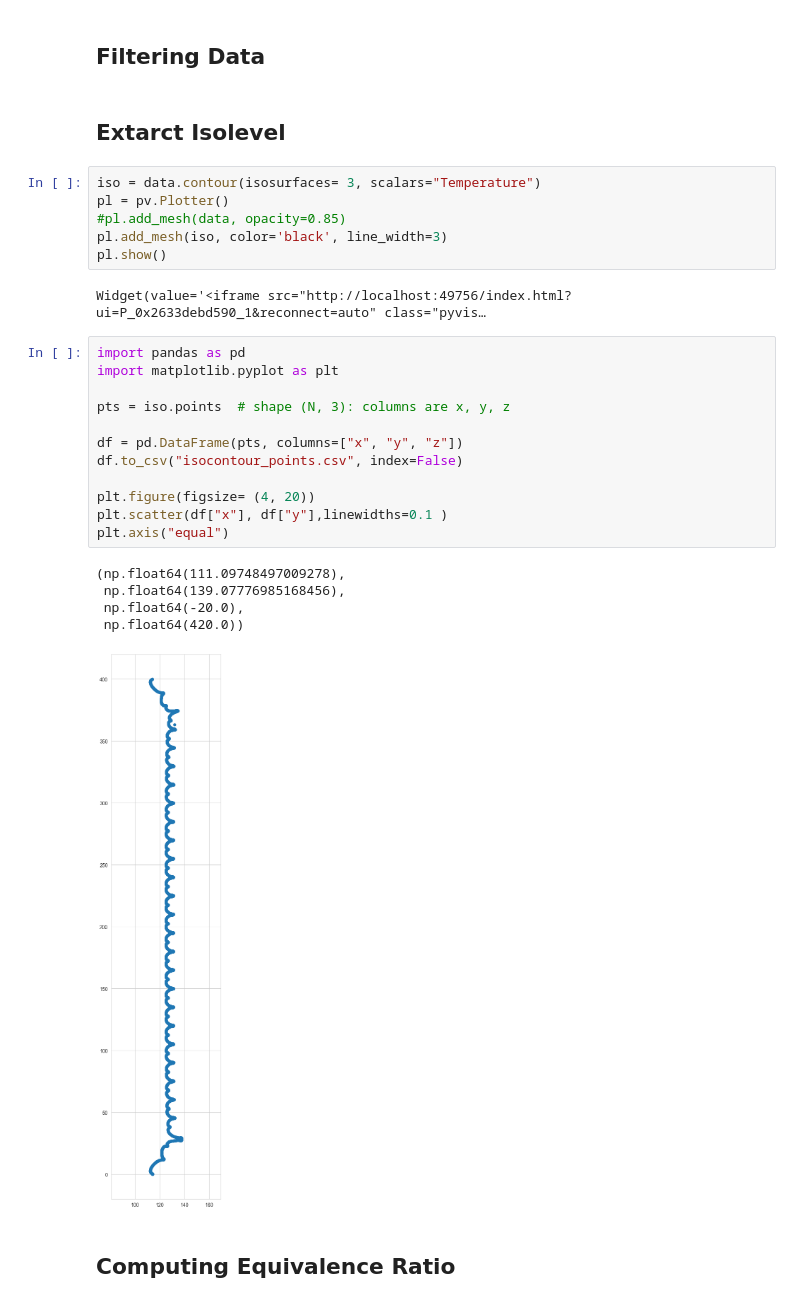
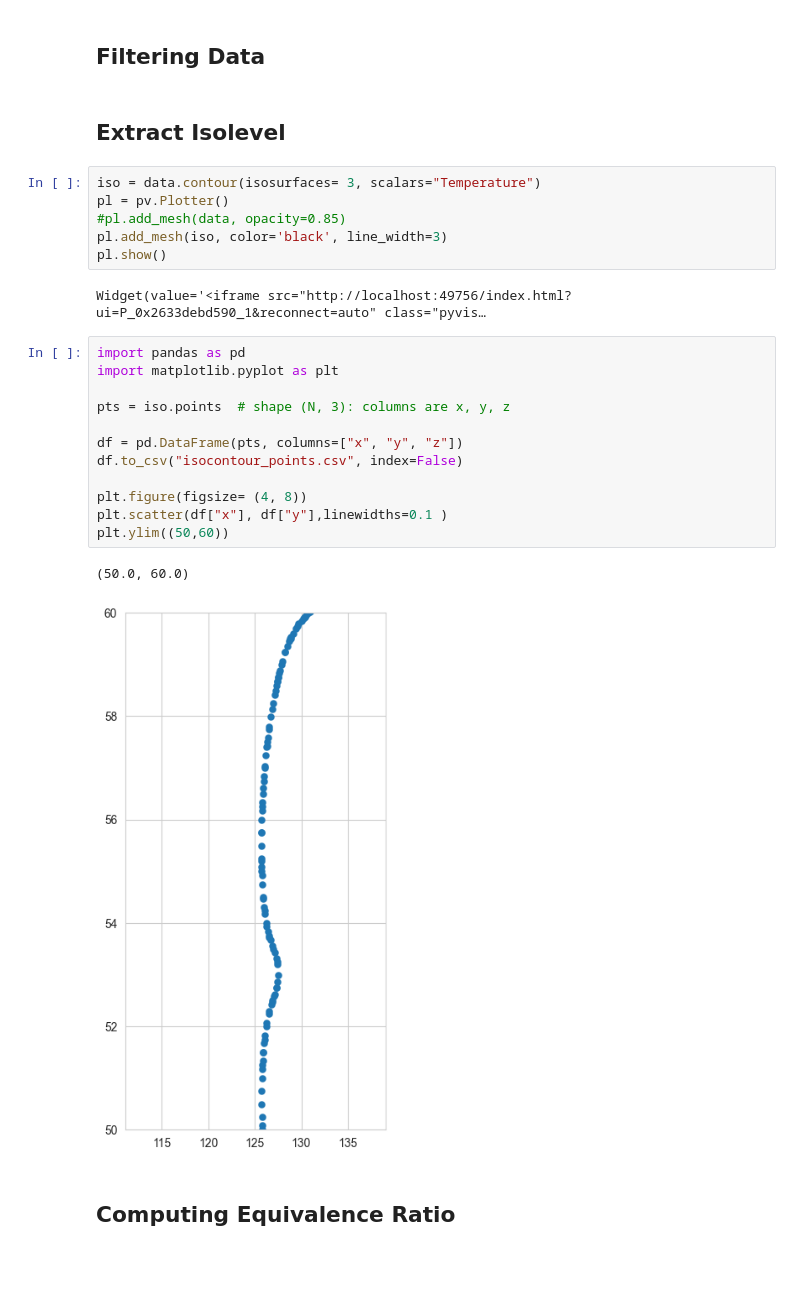
Before and after one commit to AlexandrosNtakoulas/FLAME-rf, a Jupyter notebook: Visualization_test.ipynb, the cells around one changed output. Saved outputs shown, nothing was run; the diff lists cells and outputs as text; blank space fills up the shorter version.

```diff
--- a/Visualization_test.ipynb
+++ b/Visualization_test.ipynb
@@ -24,7 +24,7 @@ Widget(value='<iframe src="http://localhost:49756/index.html?ui=P_0x263287ba510_
 # %% [markdown]
 ## Filtering Data
 # %% [markdown]
-## Extarct Isolevel
+## Extract Isolevel
 # %%
 iso = data.contour(isosurfaces= 3, scalars="Temperature")
 pl = pv.Plotter()
@@ -36,20 +36,17 @@ Widget(value='<iframe src="http://localhost:49756/index.html?ui=P_0x2633debd590_
 # %%
 import pandas as pd
 import matplotlib.pyplot as plt
 
 pts = iso.points  # shape (N, 3): columns are x, y, z
 
 df = pd.DataFrame(pts, columns=["x", "y", "z"])
 df.to_csv("isocontour_points.csv", index=False)
 
-plt.figure(figsize= (4, 20))
+plt.figure(figsize= (4, 8))
 plt.scatter(df["x"], df["y"],linewidths=0.1 )
-plt.axis("equal")
+plt.ylim((50,60))
 # %% [output]
-(np.float64(111.09748497009278),
- np.float64(139.07776985168456),
- np.float64(-20.0),
- np.float64(420.0))
+(50.0, 60.0)
-[figure, old version]
+[figure, new version]
 # %% [markdown]
 ## Computing Equivalence Ratio
```
Also changed, not shown: 6 other files.
